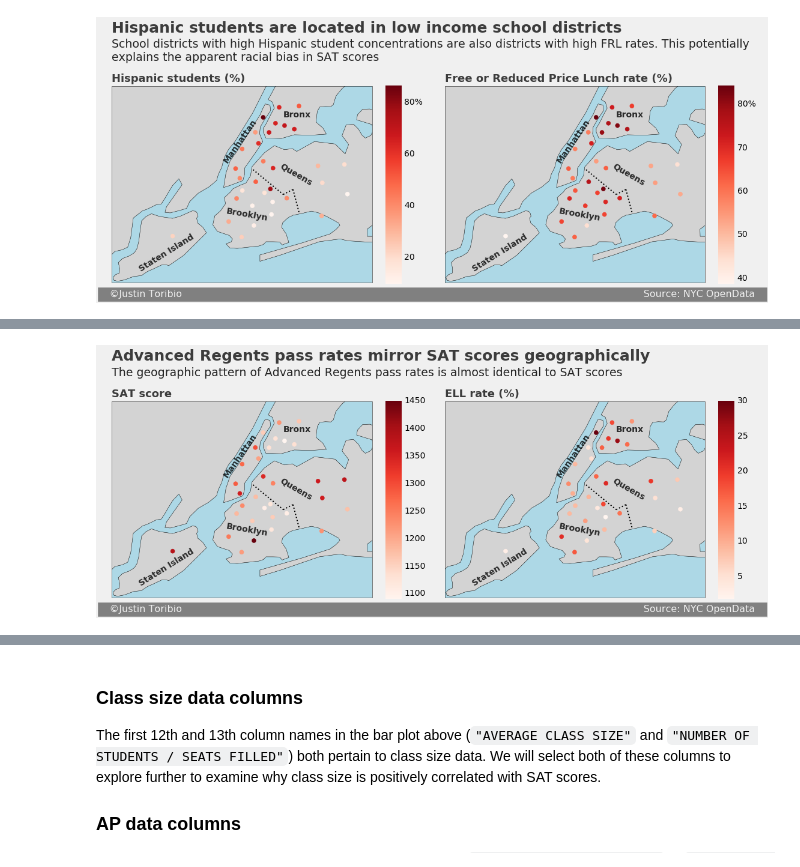
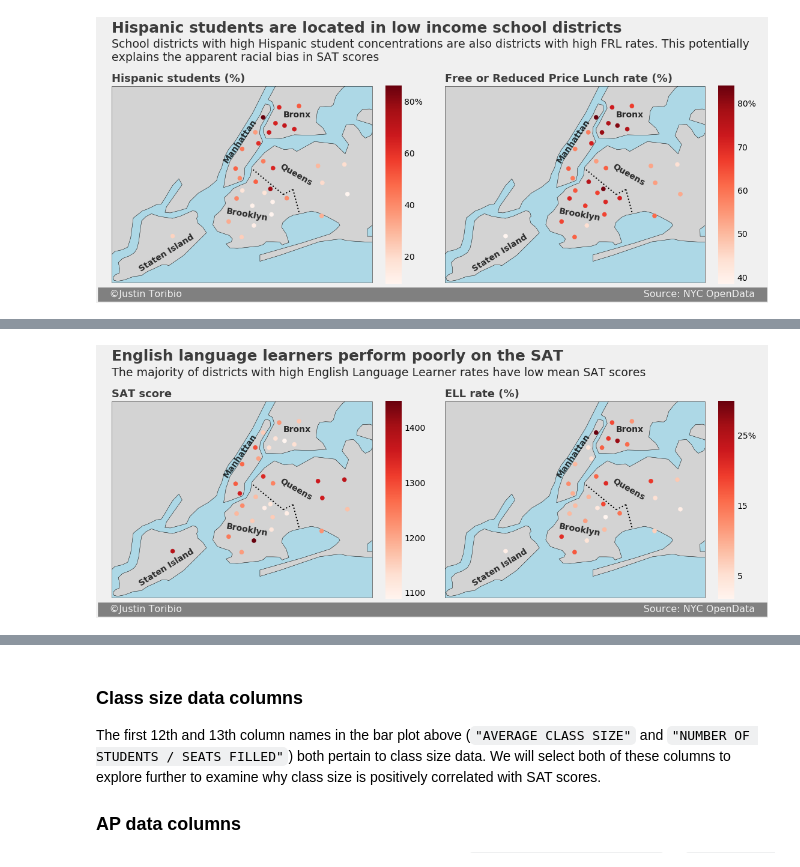
Before and after one commit to JustinToribio/analyzing-the-sat, a Jupyter notebook: notebooks/1.0-jt-analyze-the-sat.ipynb, the cells around one changed output, grey strips where cells are left out. Cells and saved outputs as stored; diff of their text form; code cells hidden in the pictures.

```diff
--- a/notebooks/1.0-jt-analyze-the-sat.ipynb
+++ b/notebooks/1.0-jt-analyze-the-sat.ipynb
@@ -903,17 +903,16 @@ The demographics based on research are...
 # %%
 # Assign the title and subtitle of the map plot to variables.
-title = "Advanced Regents pass rates mirror SAT scores geographically"
-subtitle = ("The geographic pattern of Advanced Regents pass rates is almost"
-            " identical to SAT scores")
+title = "English language learners perform poorly on the SAT"
+subtitle = ("The majority of districts with high English Language Learner"
+            " rates have low mean SAT scores")
 
 # Create and display the side by side map plot.
 create_nyc_map("sat_score", "ell_percent", title=title,
                title_y_adj=-.0175, subtitle=subtitle, subtitle_y_adj=.04,
                sig_space_adj=148, map_title_1="SAT score",
                map_title_2="ELL rate (%)",
-               #colorbar_ticks_1=[1100, 1200, 1300, 1400],
-               #colorbar_ticks_2=[20, 40, 60, 80],
-               #colorbar_tick_labels_2=[20, 40, 60, "80%"])
-              )
+               colorbar_ticks_1=[1100, 1200, 1300, 1400],
+               colorbar_ticks_2=[5, 15, 25],
+               colorbar_tick_labels_2=[5, 15, "25%"])
 # %% [output]
-[figure, old version]
+[figure, new version]
```
Also changed, not shown: parts of 5 cells of this notebook.
